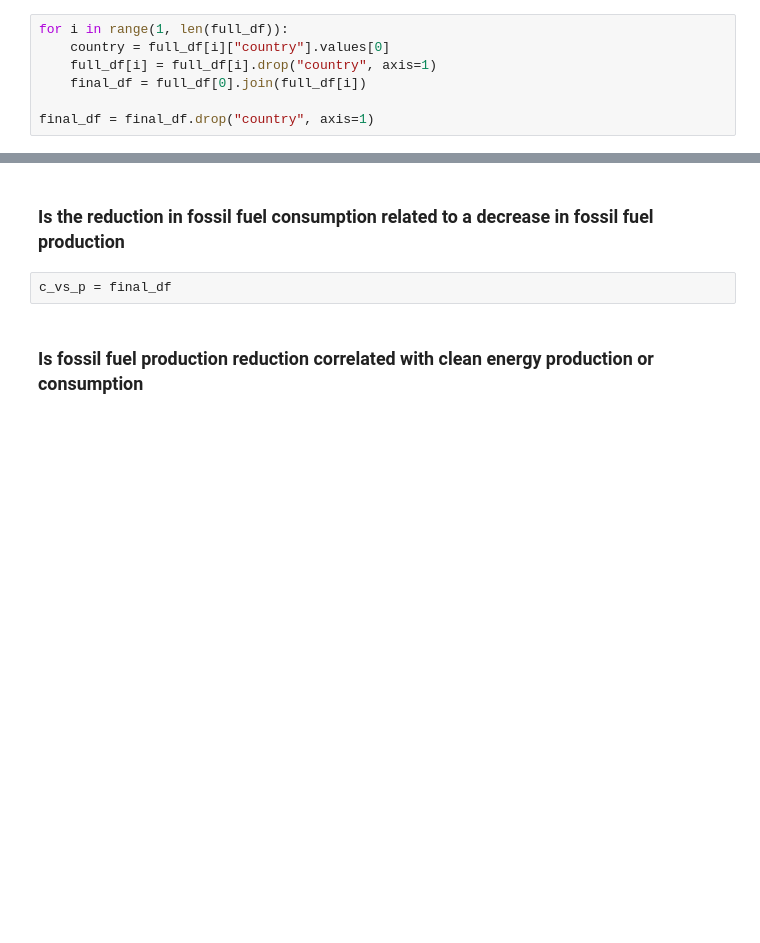
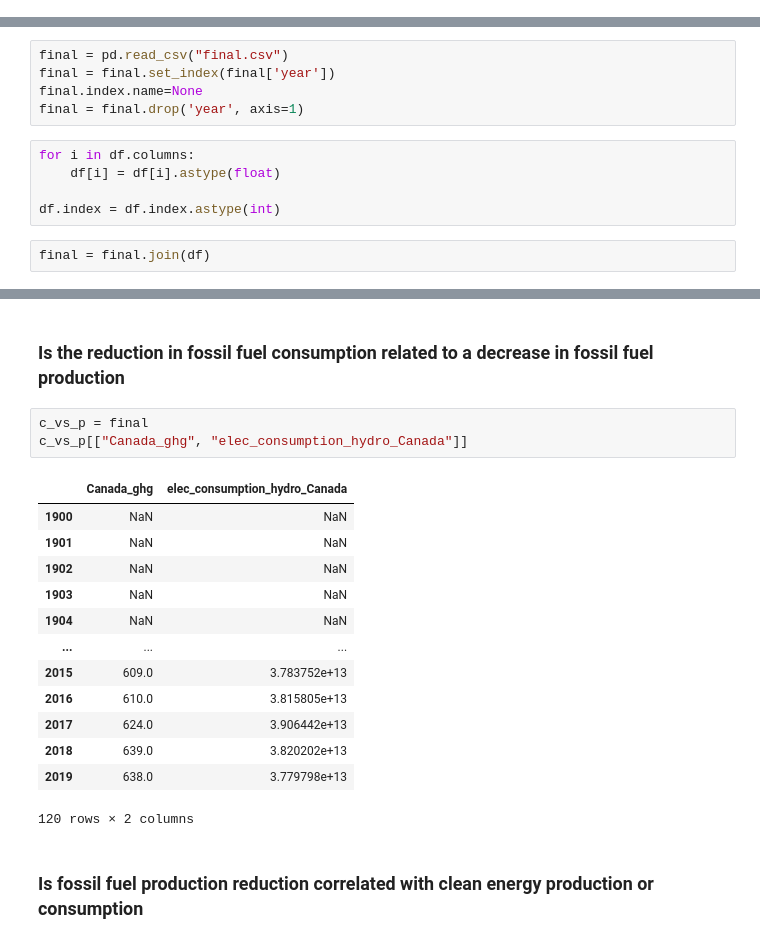
Before and after one commit to Adam-Omarali/BDC-Energy, a Jupyter notebook: InvestmentGHG.ipynb, the cells around one changed output, grey strips where cells are left out. Cells and saved outputs as stored; diff of their text form; blank space fills up the shorter version.

```diff
--- a/InvestmentGHG.ipynb
+++ b/InvestmentGHG.ipynb
@@ -242,7 +265,0 @@ for country in all_countries:
-# %%
-for i in range(1, len(full_df)):
-    country = full_df[i]["country"].values[0]
-    full_df[i] = full_df[i].drop("country", axis=1)
-    final_df = full_df[0].join(full_df[i])
-
-final_df = final_df.drop("country", axis=1)
@@ -268,9 +285,36 @@ final_df
+# %%
+final = pd.read_csv("final.csv")
+final = final.set_index(final['year'])
+final.index.name=None
+final = final.drop('year', axis=1)
+# %%
+for i in df.columns:
+    df[i] = df[i].astype(float)
+
+df.index = df.index.astype(int)
+# %%
+final = final.join(df)
 # %% [markdown]
 <h3>Does a reduction in fossil fuels consumption correlate to a reduction in GHG</h3>
 # %% [markdown]
 <h3>Is the reduction in fossil fuel consumption related to a decrease in fossil fuel production</h3>
-# %%
-c_vs_p = final_df
+# %%
+c_vs_p = final
+c_vs_p[["Canada_ghg", "elec_consumption_hydro_Canada"]]
+# %% [output]
+|  | Canada_ghg | elec_consumption_hydro_Canada |
+| 1900 | NaN | NaN |
+| 1901 | NaN | NaN |
+| 1902 | NaN | NaN |
+| 1903 | NaN | NaN |
+| 1904 | NaN | NaN |
+| ... | ... | ... |
+| 2015 | 609.0 | 3.783752e+13 |
+| 2016 | 610.0 | 3.815805e+13 |
+| 2017 | 624.0 | 3.906442e+13 |
+| 2018 | 639.0 | 3.820202e+13 |
+| 2019 | 638.0 | 3.779798e+13 |
+120 rows × 2 columns
 # %% [markdown]
 <h3>Is fossil fuel production reduction correlated with clean energy production or consumption</h3>
 # %% [markdown]
```
Also changed, not shown: parts of 6 cells of this notebook.
